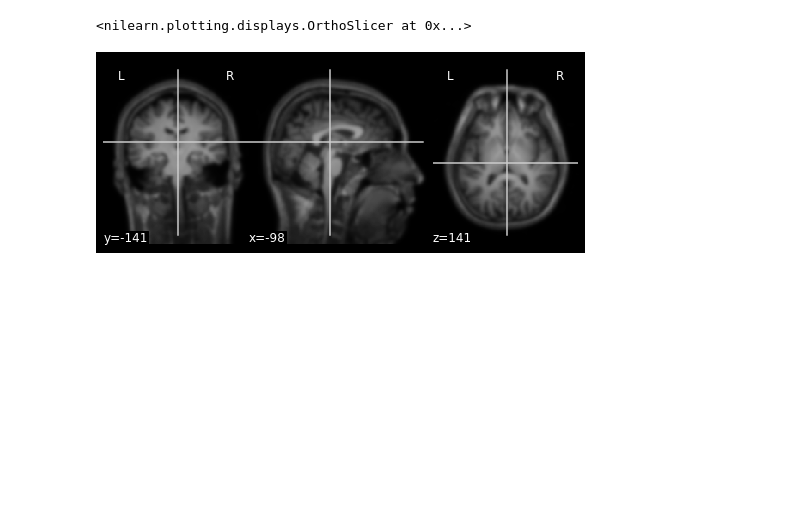
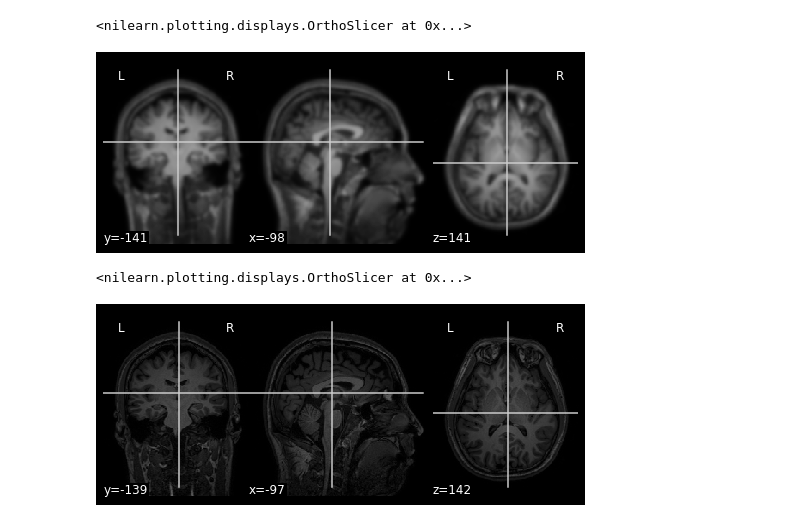
Before and after one commit to rishavdhungel/Neurohacking-with-python, a Jupyter notebook: basic_data_manipulation.ipynb, the cells around one changed output. Cells and saved outputs as stored; diff of their text form; code cells hidden in the pictures; blank space fills up the shorter version.

Commit message:
Visualization

```diff
--- a/basic_data_manipulation.ipynb
+++ b/basic_data_manipulation.ipynb
@@ -21,3 +21,9 @@ plotting.plot_anat(smoothed_img)
 # %% [output]
 <nilearn.plotting.displays.OrthoSlicer at 0x...>
 [figure]
+# %%
+#plotting actual image using plot_anat
+plotting.plot_anat(nifti_path)
+# %% [output]
+<nilearn.plotting.displays.OrthoSlicer at 0x...>
+[figure, added]
```
Also changed, not shown: parts of 5 cells of this notebook, 3 other files.
